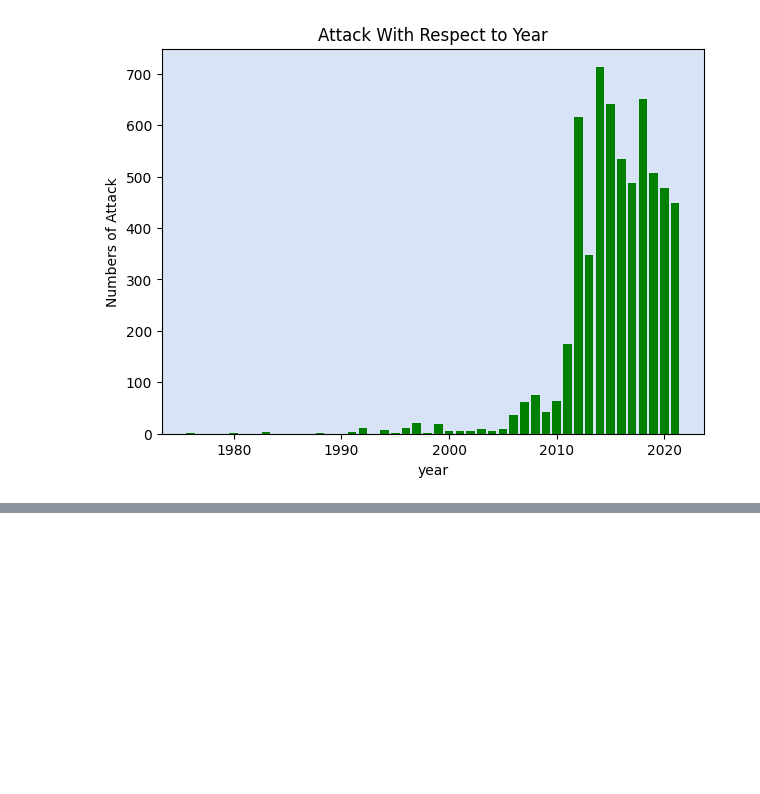
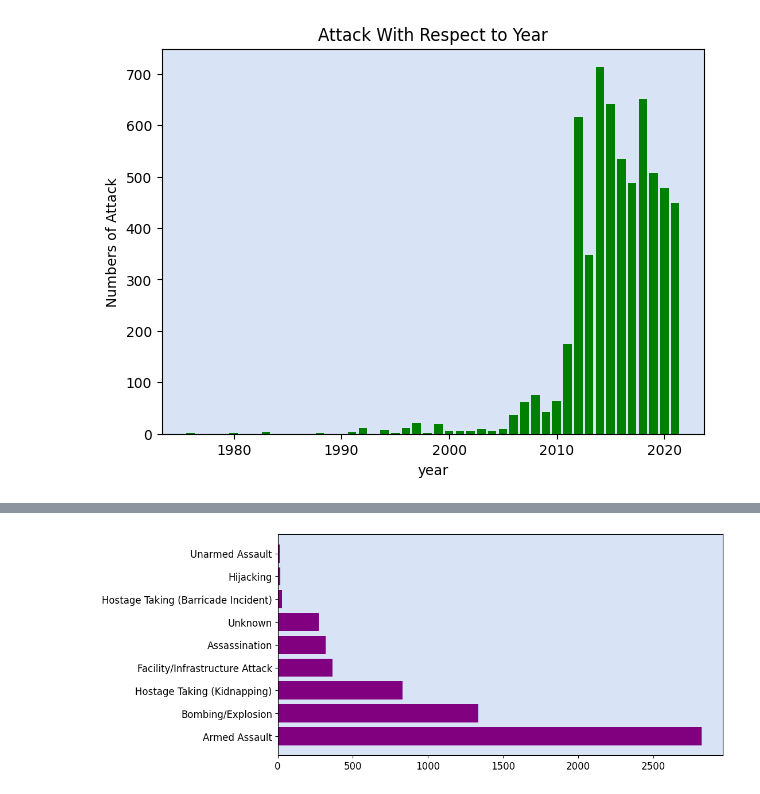
Before and after one commit to danishmeh/Project, a Jupyter notebook: omdena/3rd/terr.ipynb, the cells around one changed output, grey strips where cells are left out. Saved outputs shown, nothing was run; the diff lists cells and outputs as text; code cells hidden in the pictures; blank space fills up the shorter version.

```diff
--- a/omdena/3rd/terr.ipynb
+++ b/omdena/3rd/terr.ipynb
@@ -170,0 +163,3 @@ df.head(1)
+# %%
+attacktype=df['attacktype1_txt'].value_counts()
+print(attacktype)
@@ -170,0 +177,7 @@ df.head(1)
+# %%
+plt.figure(figsize=(10,5))
+plt.barh(y=attacktype.index, width=attacktype.values,color='purple')
+plt.gca().set_facecolor('#D8E4F5')
+plt.show()
+# %% [output]
+[figure, added]
```
Also changed, not shown: parts of 8 cells of this notebook.
